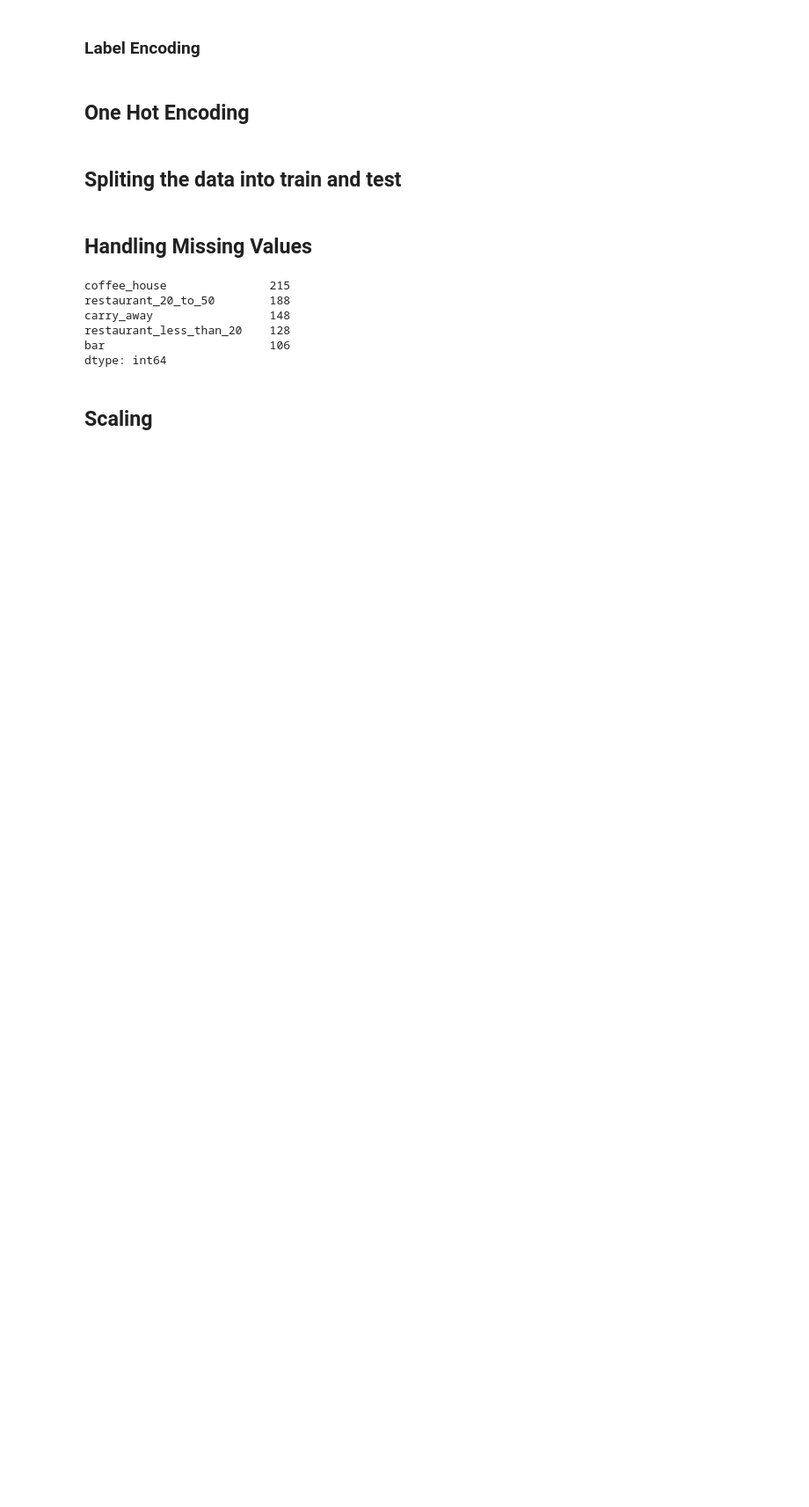
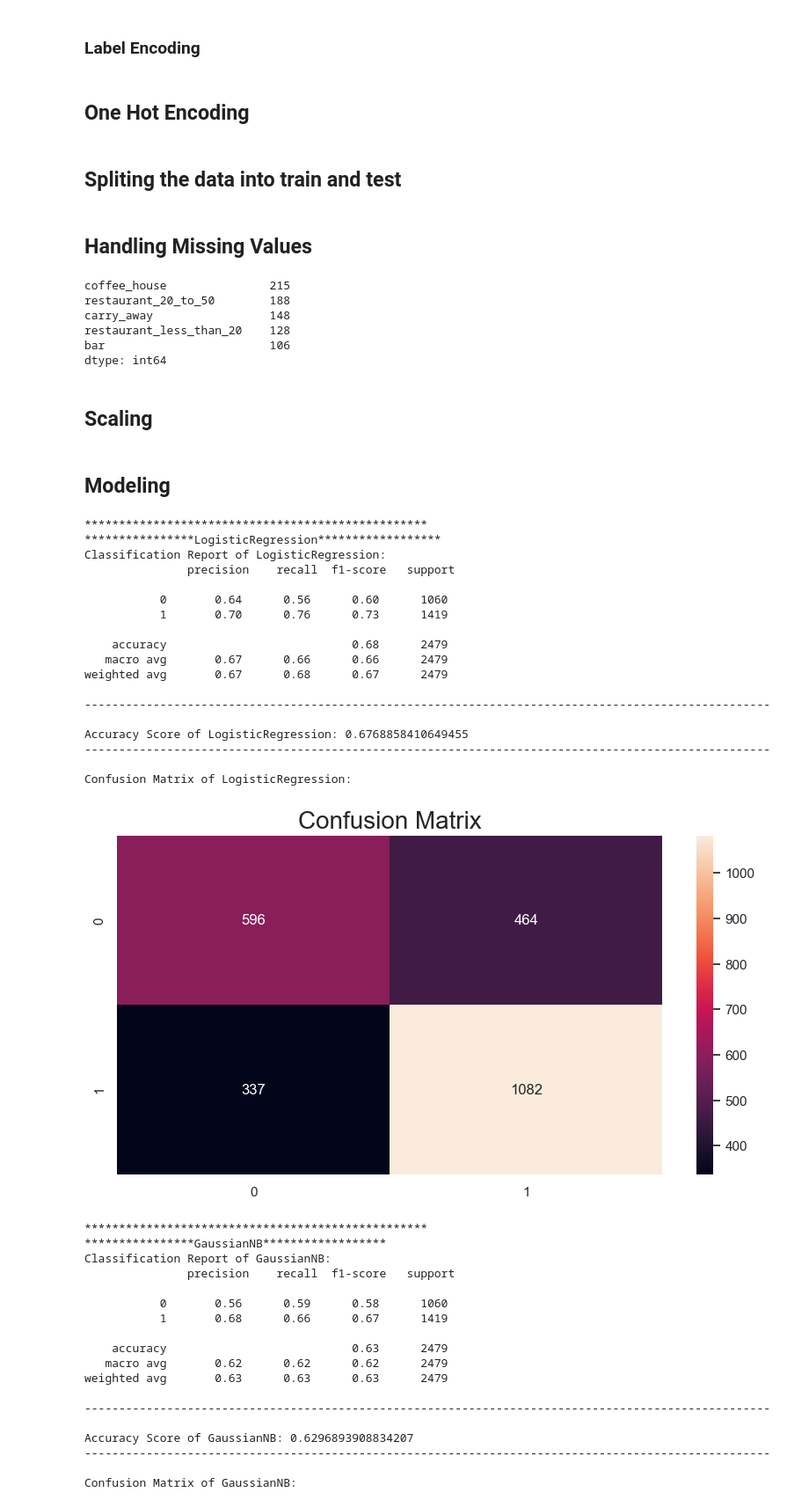
Before and after one commit to meghrajkonduskar/In-Drive-Coupon-Recommendation-Project, a Jupyter notebook: In-Drive-Coupon-Recommendation.ipynb, the cells around one changed output. Shown at 88% size. Cells and saved outputs as stored; diff of their text form; code cells hidden in the pictures; blank space fills up the shorter version.

Commit message:
create models

```diff
--- a/In-Drive-Coupon-Recommendation.ipynb
+++ b/In-Drive-Coupon-Recommendation.ipynb
@@ -287,12 +291,12 @@ label_columns = ["expiration", "gender", "education", "income", "bar", "coffee_h
                  "carry_away", "restaurant_less_than_20", "restaurant_20_to_50"]
 
 # Expiration
-df["expiration"] = np.where(df['expiration'] == '1d' , 1 , df['expiration'])
-df["expiration"] = np.where(df['expiration'] == '2h' , 0 , df['expiration'])
+expiration_map = {"1d":1, "2h":0}
+df['expiration'] = df['expiration'].map(expiration_map)
 
 # gender
-df['gender'] = np.where(df['gender'] == 'Male', 1, df['gender'])
-df['gender'] = np.where(df['gender'] == 'Female', 0, df['gender'])
+gender_map = {"Male":1, "Female":0}
+df['gender'] = df['gender'].map(gender_map)
 
 # education
 education_map = {"Some High School" :0,
@@ -368,3 +372,8 @@ X_train[na_columns] = imputer.fit_transform(X_train[na_columns])
 X_test[na_columns] = imputer.transform(X_test[na_columns])
 # %% [markdown]
 ## Scaling
+# %%
+std_scaler = StandardScaler()
+min_max_scaler = MinMaxScaler()
+std_scaler.fit(X_train)
+min_max_scaler.fit(X_train);
@@ -370,0 +383,2 @@ X_test[na_columns] = imputer.transform(X_test[na_columns])
+# %% [markdown]
+## Modeling
@@ -370,0 +425,44 @@ X_test[na_columns] = imputer.transform(X_test[na_columns])
+# %%
+algorithms = [LogisticRegression, GaussianNB, SVC, DecisionTreeClassifier, RandomForestClassifier]
+for algo in algorithms:
+    print("**************************************************")
+    print(f"****************{algo.__name__}******************")
+    create_model(X_train, X_test, y_train, y_test, algo)
+# %% [output]
+**************************************************
+****************LogisticRegression******************
+Classification Report of LogisticRegression:
+               precision    recall  f1-score   support
+
+           0       0.64      0.56      0.60      1060
+           1       0.70      0.76      0.73      1419
+
+    accuracy                           0.68      2479
+   macro avg       0.67      0.66      0.66      2479
+weighted avg       0.67      0.68      0.67      2479
+
+----------------------------------------------------------------------------------------------------
+
+Accuracy Score of LogisticRegression: 0.6768858410649455
+----------------------------------------------------------------------------------------------------
+
+Confusion Matrix of LogisticRegression:
+[figure, added]
+**************************************************
+****************GaussianNB******************
+Classification Report of GaussianNB:
+               precision    recall  f1-score   support
+
+           0       0.56      0.59      0.58      1060
+           1       0.68      0.66      0.67      1419
+
+    accuracy                           0.63      2479
+   macro avg       0.62      0.62      0.62      2479
+weighted avg       0.63      0.63      0.63      2479
+
+----------------------------------------------------------------------------------------------------
+
+Accuracy Score of GaussianNB: 0.6296893908834207
+----------------------------------------------------------------------------------------------------
+
+Confusion Matrix of GaussianNB:
```
Also changed, not shown: parts of 4 cells of this notebook, 1 other file.
